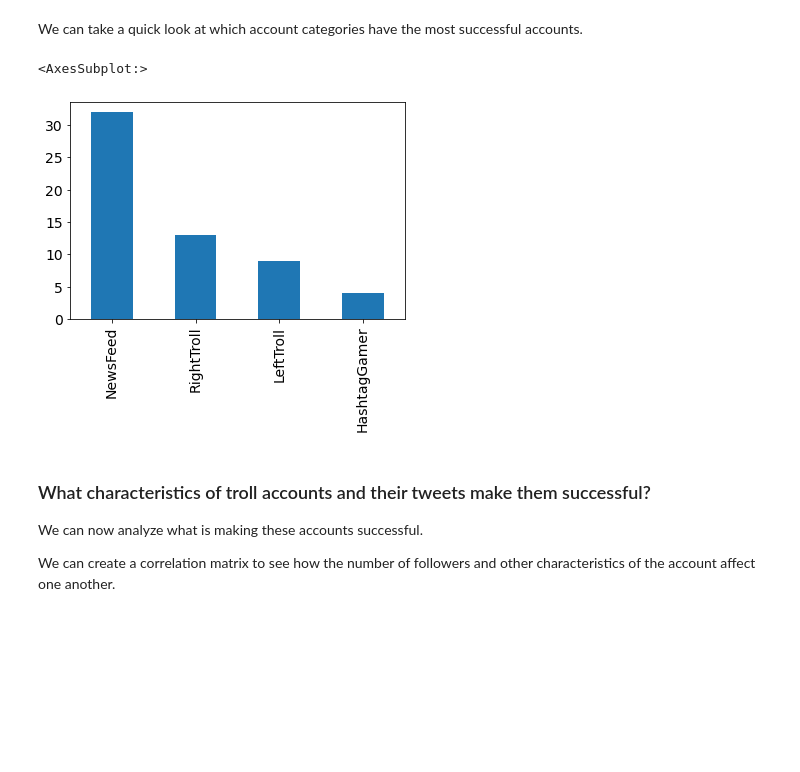
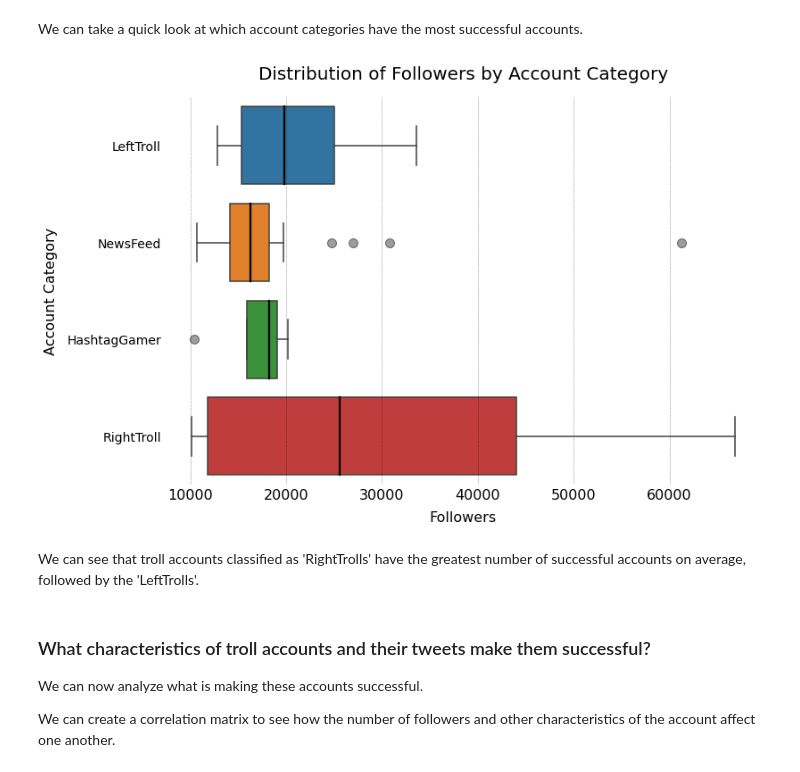
Before and after one commit to fahm1/portfolio, a Jupyter notebook: Troll Tweet Analysis/checkpoint_notebook.ipynb, the cells around one changed output. Cells and saved outputs as stored; diff of their text form; code cells hidden in the pictures; blank space fills up the shorter version.

```diff
--- a/Troll Tweet Analysis/checkpoint_notebook.ipynb
+++ b/Troll Tweet Analysis/checkpoint_notebook.ipynb
@@ -288,12 +293,30 @@ df_plot.head(3)
 | 2 | 2.494112e+09 | NewsFeed | 6579.642109 | 12975.633762 | 16710.993953 | 0.001107 | 0.041540 | 0.207917 |
 # %% [markdown]
 We can take a quick look at which account categories have the most successful accounts.
-# %%
-# IMPROVE THIS
-df_plot.account_category.value_counts().plot(kind='bar')
-# %% [output]
-<AxesSubplot:>
-[figure, removed]
+# %%
+# create a series of boxplots to show the distribution of followers for each account category
+fig, ax = plt.subplots(1, 1, figsize=(12, 8))
+ax.spines[['top', 'bottom', 'left', 'right']].set_visible(False)
+sns.boxplot(data=df_plot, x='followers', y='account_category', orient='h', palette='tab10',
+            medianprops={'linewidth': 2.25,
+                         'color': 'k',
+                         'alpha': 1},
+            flierprops={'marker': 'o',
+                        'markeredgecolor': 'black',
+                        'markersize': 10,
+                        'alpha': 0.5})
+
+ax.set_xlabel('Followers', labelpad=10, fontsize=16)
+ax.set_ylabel('Account Category', labelpad=10, fontsize=16)
+ax.xaxis.set_tick_params(length=0, labelsize=16)
+ax.yaxis.set_tick_params(length=0)
+ax.grid(axis='x', linestyle='--', linewidth=0.5, color='k', alpha=0.5)
+ax.set_title('Distribution of Followers by Account Category', fontsize=20, pad=20)
+plt.show()
+# %% [output]
+[figure, added]
+# %% [markdown]
+We can see that troll accounts classified as 'RightTrolls' have the greatest number of successful accounts on average, followed by the 'LeftTrolls'.
 # %% [markdown]
 ### What characteristics of troll accounts and their tweets make them successful?
 
```
Also changed, not shown: parts of 5 cells of this notebook.
